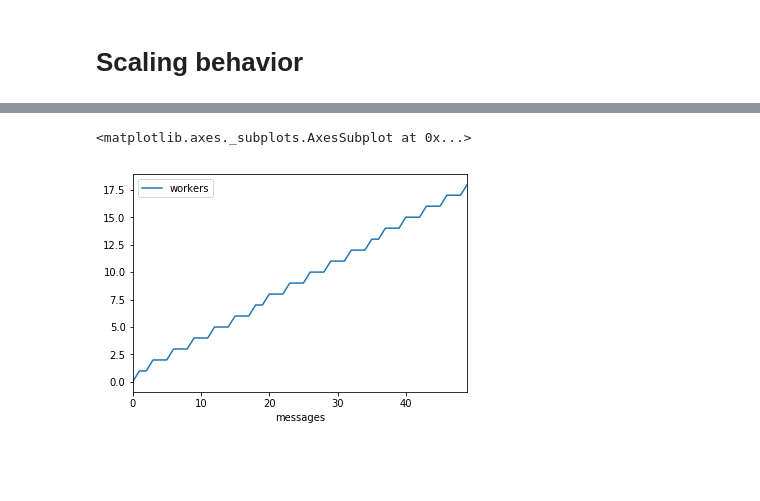
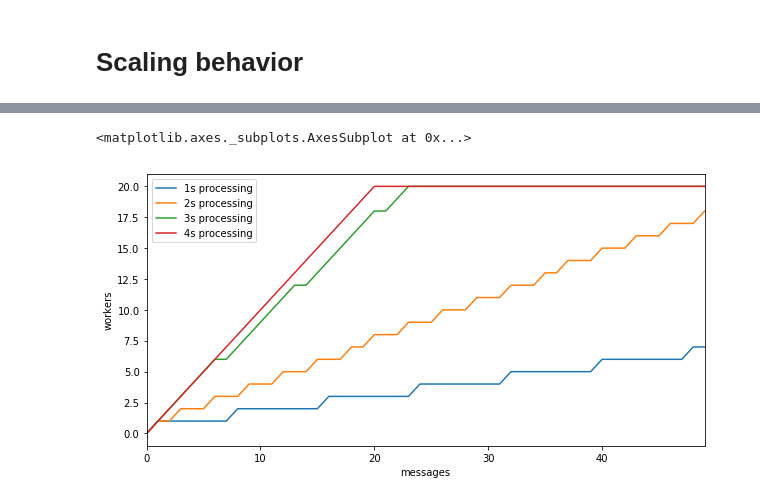
Before and after one commit to flowhub/guv, a Jupyter notebook: Scaling.ipynb, the cells around one changed output, grey strips where cells are left out. Saved outputs shown, nothing was run; the diff lists cells and outputs as text; code cells hidden in the pictures; blank space fills up the shorter version.

```diff
--- a/Scaling.ipynb
+++ b/Scaling.ipynb
@@ -50,15 +55,22 @@ def merge(a, b):
 # %%
 base = dict(minimum=0, maximum=20, processing=2, deadline=10, messages=-1)
 messages = range(0, 50)
-scenarios = [ merge(base, { 'messages': m }) for m in messages ]
 
-res = calculate_scaling(scenarios)
+def versus_messages(processing):
+    scenarios = [ merge(base, { 'messages': m, 'processing': processing }) for m in messages ]
+    res = calculate_scaling(scenarios)
+    return res
 
 df = pandas.DataFrame({
-    'messages': [s['messages'] for s in scenarios],
-    'workers': [ r for r in res],
+    'messages': messages,
+    '1s processing time': versus_messages(processing=1),
+    '2s processing time': versus_messages(processing=2),
+    '3s processing time': versus_messages(processing=3),
+    '4s processing time': versus_messages(processing=4),
 })
-df.plot(x='messages')
+ax = df.plot(x='messages', figsize=(10, 5))
+ax.set_ylabel("workers")
+ax
 # %% [output]
 <matplotlib.axes._subplots.AxesSubplot at 0x...>
-[figure, old version]
+[figure, new version]
```
Also changed, not shown: parts of 5 cells of this notebook.
